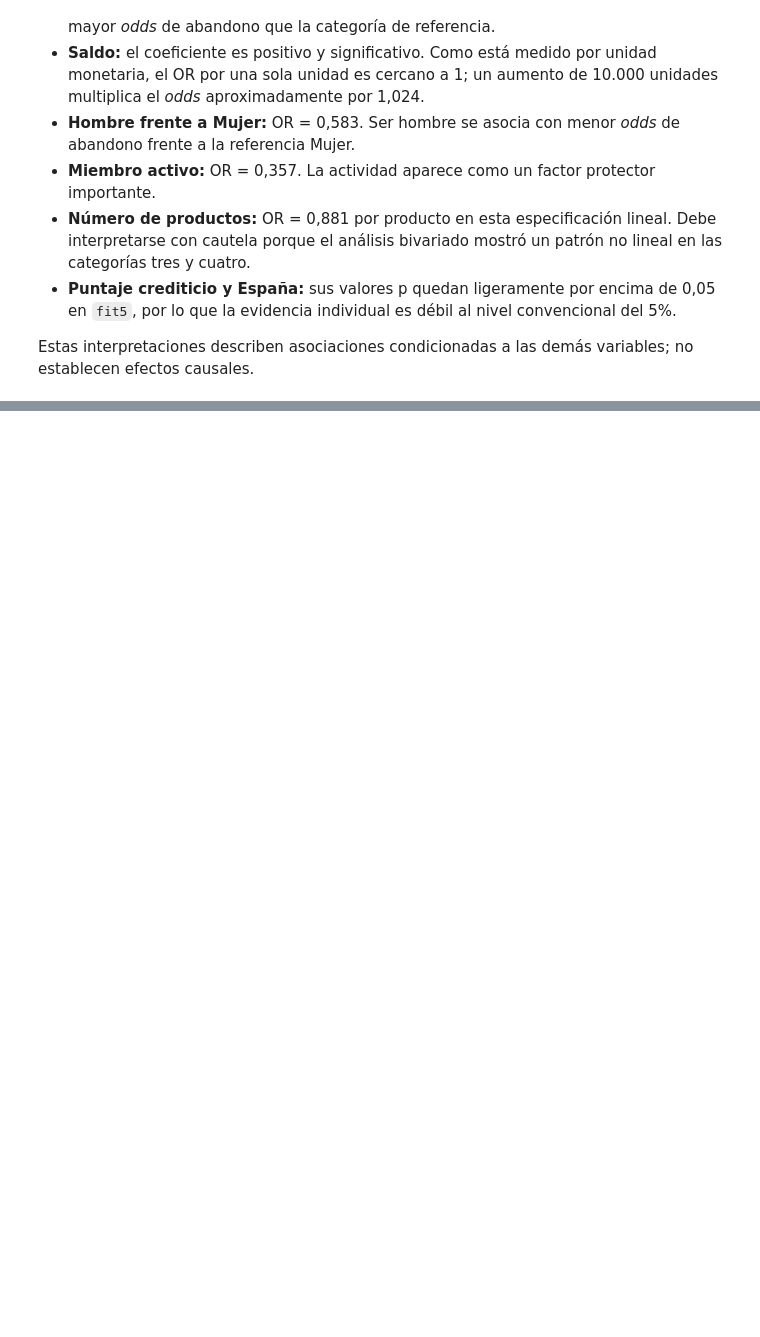
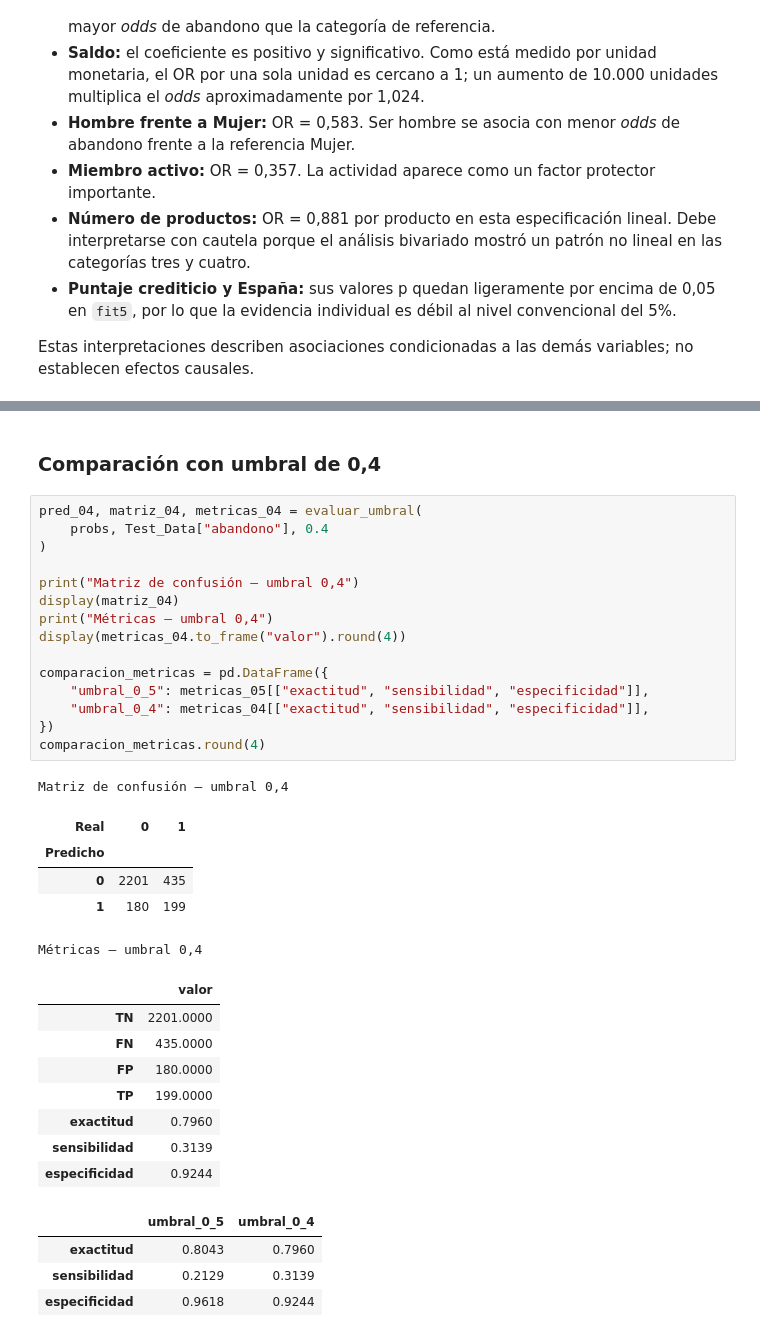
Before and after one commit to martinfgaleano-crypto/Taller_Regresion_Logistica, a Jupyter notebook: Taller_Abandono_Producto_Financiero.ipynb, the cells around one changed output, grey strips where cells are left out. Drawn from its saved outputs; the diff is of its cells as text; blank space fills up the shorter version.

```diff
--- a/Taller_Abandono_Producto_Financiero.ipynb
+++ b/Taller_Abandono_Producto_Financiero.ipynb
@@ -657,0 +720,36 @@ Estas interpretaciones describen asociaciones condicionadas a las demás variabl
+# %% [markdown]
+### Comparación con umbral de 0,4
+# %%
+pred_04, matriz_04, metricas_04 = evaluar_umbral(
+    probs, Test_Data["abandono"], 0.4
+)
+
+print("Matriz de confusión — umbral 0,4")
+display(matriz_04)
+print("Métricas — umbral 0,4")
+display(metricas_04.to_frame("valor").round(4))
+
+comparacion_metricas = pd.DataFrame({
+    "umbral_0_5": metricas_05[["exactitud", "sensibilidad", "especificidad"]],
+    "umbral_0_4": metricas_04[["exactitud", "sensibilidad", "especificidad"]],
+})
+comparacion_metricas.round(4)
+# %% [output]
+Matriz de confusión — umbral 0,4
+| Real | 0 | 1 |
+| Predicho |  |  |
+| 0 | 2201 | 435 |
+| 1 | 180 | 199 |
+Métricas — umbral 0,4
+|  | valor |
+| TN | 2201.0000 |
+| FN | 435.0000 |
+| FP | 180.0000 |
+| TP | 199.0000 |
+| exactitud | 0.7960 |
+| sensibilidad | 0.3139 |
+| especificidad | 0.9244 |
+|  | umbral_0_5 | umbral_0_4 |
+| exactitud | 0.8043 | 0.7960 |
+| sensibilidad | 0.2129 | 0.3139 |
+| especificidad | 0.9618 | 0.9244 |
```
Also changed, not shown: parts of 6 cells of this notebook.
